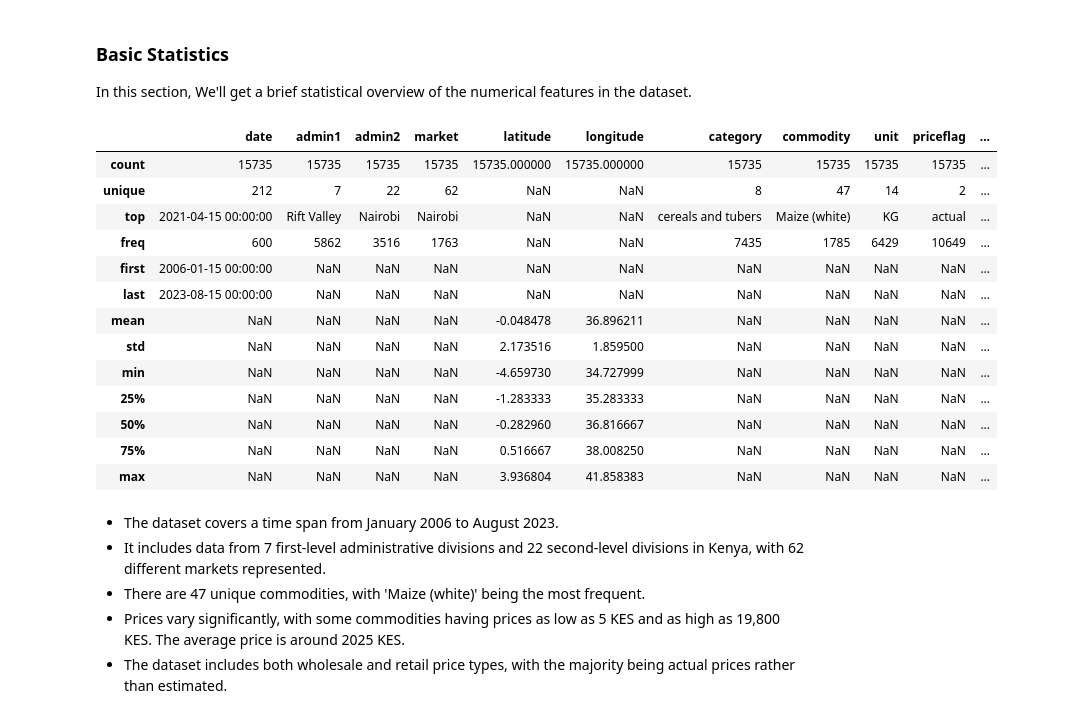
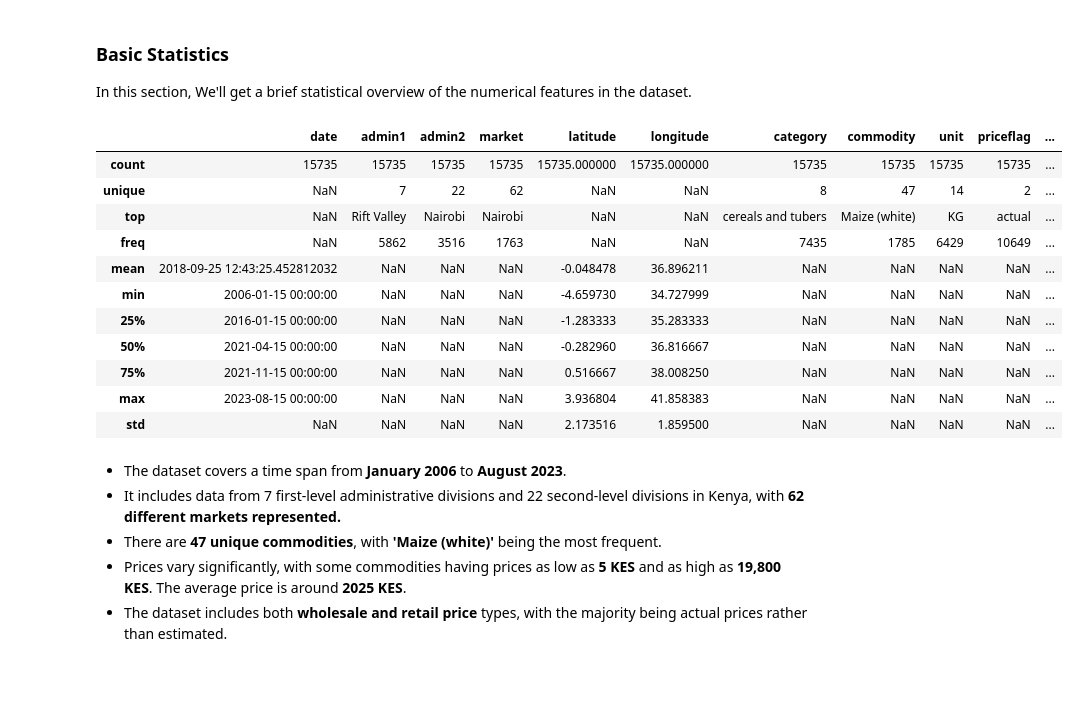
Before and after one commit to Mwenda-Mugambi/Commodity_Price_Forecasting, a Jupyter notebook: Notebook.ipynb, the cells around one changed output. Cells and saved outputs as stored; diff of their text form; code cells hidden in the pictures; blank space fills up the shorter version.

```diff
--- a/Notebook.ipynb
+++ b/Notebook.ipynb
@@ -191,25 +191,23 @@ Great. now we can see that the datatypes have been updated to the appropriate ty
 In this section, We'll get a brief statistical overview of the numerical features in the dataset.
 # %%
 # Displaying basic statistics
-data.describe(include='all')
+data.describe(include='all', datetime_is_numeric=True)
 # %% [output]
 |  | date | admin1 | admin2 | market | latitude | longitude | category | commodity | unit | priceflag | ... |
 | count | 15735 | 15735 | 15735 | 15735 | 15735.000000 | 15735.000000 | 15735 | 15735 | 15735 | 15735 | ... |
-| unique | 212 | 7 | 22 | 62 | NaN | NaN | 8 | 47 | 14 | 2 | ... |
-| top | 2021-04-15 00:00:00 | Rift Valley | Nairobi | Nairobi | NaN | NaN | cereals and tubers | Maize (white) | KG | actual | ... |
-| freq | 600 | 5862 | 3516 | 1763 | NaN | NaN | 7435 | 1785 | 6429 | 10649 | ... |
-| first | 2006-01-15 00:00:00 | NaN | NaN | NaN | NaN | NaN | NaN | NaN | NaN | NaN | ... |
-| last | 2023-08-15 00:00:00 | NaN | NaN | NaN | NaN | NaN | NaN | NaN | NaN | NaN | ... |
-| mean | NaN | NaN | NaN | NaN | -0.048478 | 36.896211 | NaN | NaN | NaN | NaN | ... |
+| unique | NaN | 7 | 22 | 62 | NaN | NaN | 8 | 47 | 14 | 2 | ... |
+| top | NaN | Rift Valley | Nairobi | Nairobi | NaN | NaN | cereals and tubers | Maize (white) | KG | actual | ... |
+| freq | NaN | 5862 | 3516 | 1763 | NaN | NaN | 7435 | 1785 | 6429 | 10649 | ... |
+| mean | 2018-09-25 12:43:25.452812032 | NaN | NaN | NaN | -0.048478 | 36.896211 | NaN | NaN | NaN | NaN | ... |
+| min | 2006-01-15 00:00:00 | NaN | NaN | NaN | -4.659730 | 34.727999 | NaN | NaN | NaN | NaN | ... |
+| 25% | 2016-01-15 00:00:00 | NaN | NaN | NaN | -1.283333 | 35.283333 | NaN | NaN | NaN | NaN | ... |
+| 50% | 2021-04-15 00:00:00 | NaN | NaN | NaN | -0.282960 | 36.816667 | NaN | NaN | NaN | NaN | ... |
+| 75% | 2021-11-15 00:00:00 | NaN | NaN | NaN | 0.516667 | 38.008250 | NaN | NaN | NaN | NaN | ... |
+| max | 2023-08-15 00:00:00 | NaN | NaN | NaN | 3.936804 | 41.858383 | NaN | NaN | NaN | NaN | ... |
 | std | NaN | NaN | NaN | NaN | 2.173516 | 1.859500 | NaN | NaN | NaN | NaN | ... |
-| min | NaN | NaN | NaN | NaN | -4.659730 | 34.727999 | NaN | NaN | NaN | NaN | ... |
-| 25% | NaN | NaN | NaN | NaN | -1.283333 | 35.283333 | NaN | NaN | NaN | NaN | ... |
-| 50% | NaN | NaN | NaN | NaN | -0.282960 | 36.816667 | NaN | NaN | NaN | NaN | ... |
-| 75% | NaN | NaN | NaN | NaN | 0.516667 | 38.008250 | NaN | NaN | NaN | NaN | ... |
-| max | NaN | NaN | NaN | NaN | 3.936804 | 41.858383 | NaN | NaN | NaN | NaN | ... |
 # %% [markdown]
-* The dataset covers a time span from January 2006 to August 2023.
-* It includes data from 7 first-level administrative divisions and 22 second-level divisions in Kenya, with 62 different markets represented.
-* There are 47 unique commodities, with 'Maize (white)' being the most frequent.
-* Prices vary significantly, with some commodities having prices as low as 5 KES and as high as 19,800 KES. The average price is around 2025 KES.
-* The dataset includes both wholesale and retail price types, with the majority being actual prices rather than estimated.
+* The dataset covers a time span from **January 2006** to **August 2023**.
+* It includes data from 7 first-level administrative divisions and 22 second-level divisions in Kenya, with **62 different markets represented.**
+* There are **47 unique commodities**, with **'Maize (white)'** being the most frequent.
+* Prices vary significantly, with some commodities having prices as low as **5 KES** and as high as **19,800 KES**. The average price is around **2025 KES**.
+* The dataset includes both **wholesale and retail price** types, with the majority being actual prices rather than estimated.
```
Also changed, not shown: parts of 2 cells of this notebook.
